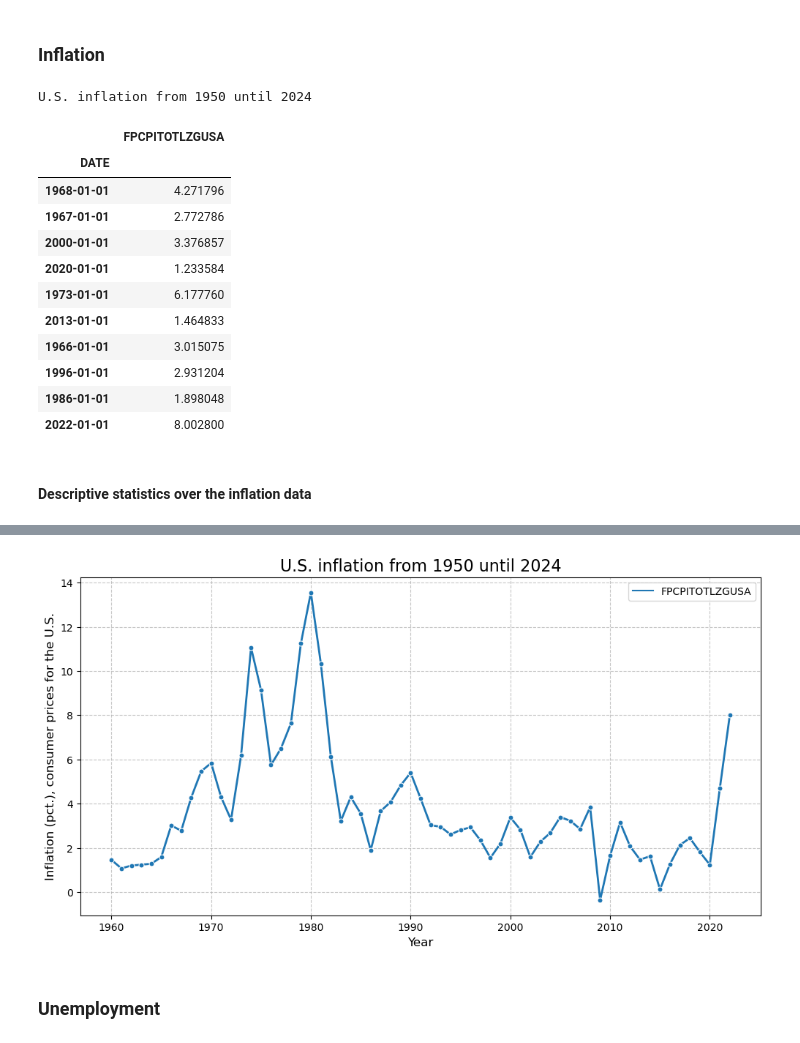
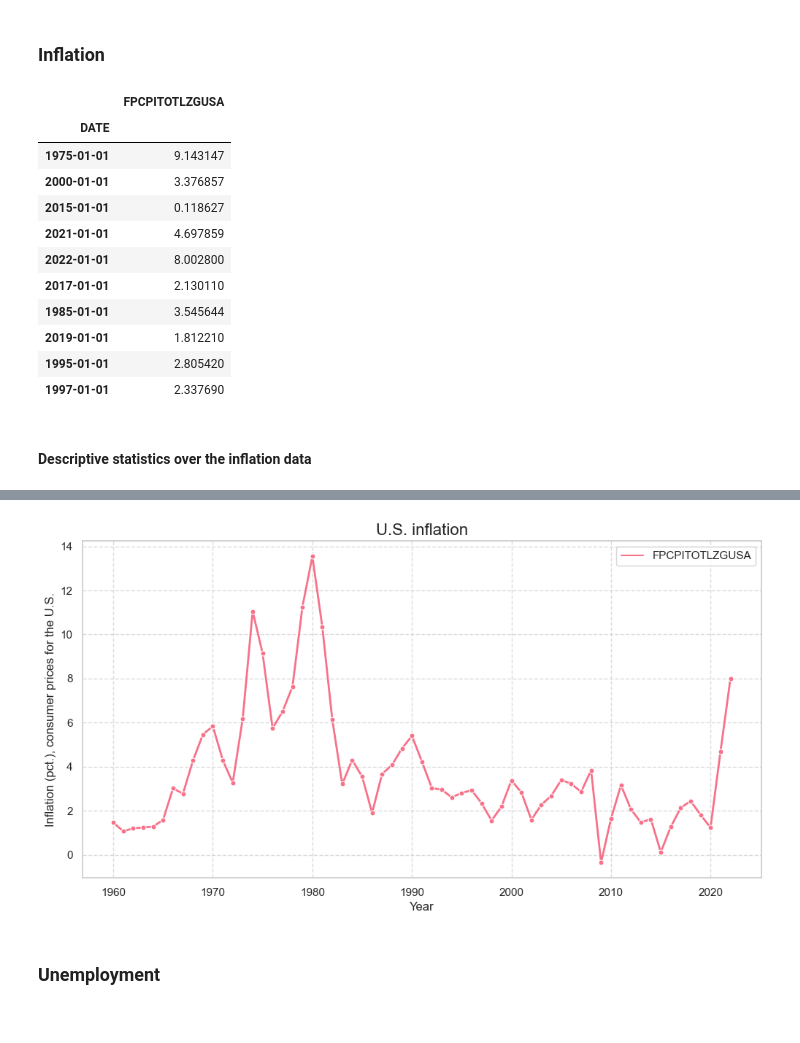
Before and after one commit to sgv491/projects-2024-Bertil-Nikoline-Victor, a Jupyter notebook: dataproject/dataproject.ipynb, the cells around one changed output, grey strips where cells are left out. Drawn from its saved outputs; the diff is of its cells as text; code cells hidden in the pictures.

```diff
--- a/dataproject/dataproject.ipynb
+++ b/dataproject/dataproject.ipynb
@@ -33,29 +36,28 @@ import pandas_datareader
 import datetime
 
 # Specifying the timespan you want data from
-start = datetime.datetime(1950,1,1)
+start = datetime.datetime(1900,1,1)
 end = datetime.datetime(2024,1,1)
 timespan = end - start # Getting the timespan by subtracting start from end
 
 # Getting inflation data
 inflation_us = pandas_datareader.data.DataReader('FPCPITOTLZGUSA', 'fred', start, end)
 
-print(f"U.S. inflation from 1950 until 2024")
+# Display 10 random elements
 inflation_us.sample(10)
 # %% [output]
-U.S. inflation from 1950 until 2024
 |  | FPCPITOTLZGUSA |
 | DATE |  |
-| 1968-01-01 | 4.271796 |
-| 1967-01-01 | 2.772786 |
+| 1975-01-01 | 9.143147 |
 | 2000-01-01 | 3.376857 |
-| 2020-01-01 | 1.233584 |
-| 1973-01-01 | 6.177760 |
-| 2013-01-01 | 1.464833 |
-| 1966-01-01 | 3.015075 |
-| 1996-01-01 | 2.931204 |
-| 1986-01-01 | 1.898048 |
+| 2015-01-01 | 0.118627 |
+| 2021-01-01 | 4.697859 |
 | 2022-01-01 | 8.002800 |
+| 2017-01-01 | 2.130110 |
+| 1985-01-01 | 3.545644 |
+| 2019-01-01 | 1.812210 |
+| 1995-01-01 | 2.805420 |
+| 1997-01-01 | 2.337690 |
 # %% [markdown]
 #### Descriptive statistics over the inflation data
 # %%
@@ -67,9 +69,9 @@ warnings.simplefilter(action='ignore', category=FutureWarning)
 import GraphHelper
 
 # Plot the U.S. inflation data
-GraphHelper.pretty_line_plot(
+GraphHelper.pretty_line_plot_US(
     inflation_us,
-    "U.S. inflation from 1950 until 2024",
+    "U.S. inflation",
     "Year",
     "Inflation (pct.), consumer prices for the U.S.")
 # %% [output]
@@ -77,4 +79,4 @@ GraphHelper.pretty_line_plot(
-[figure, old version]
+[figure, new version]
 # %% [markdown]
 ### Unemployment
 # %%
```
Also changed, not shown: parts of 13 cells of this notebook, 1 other file.
